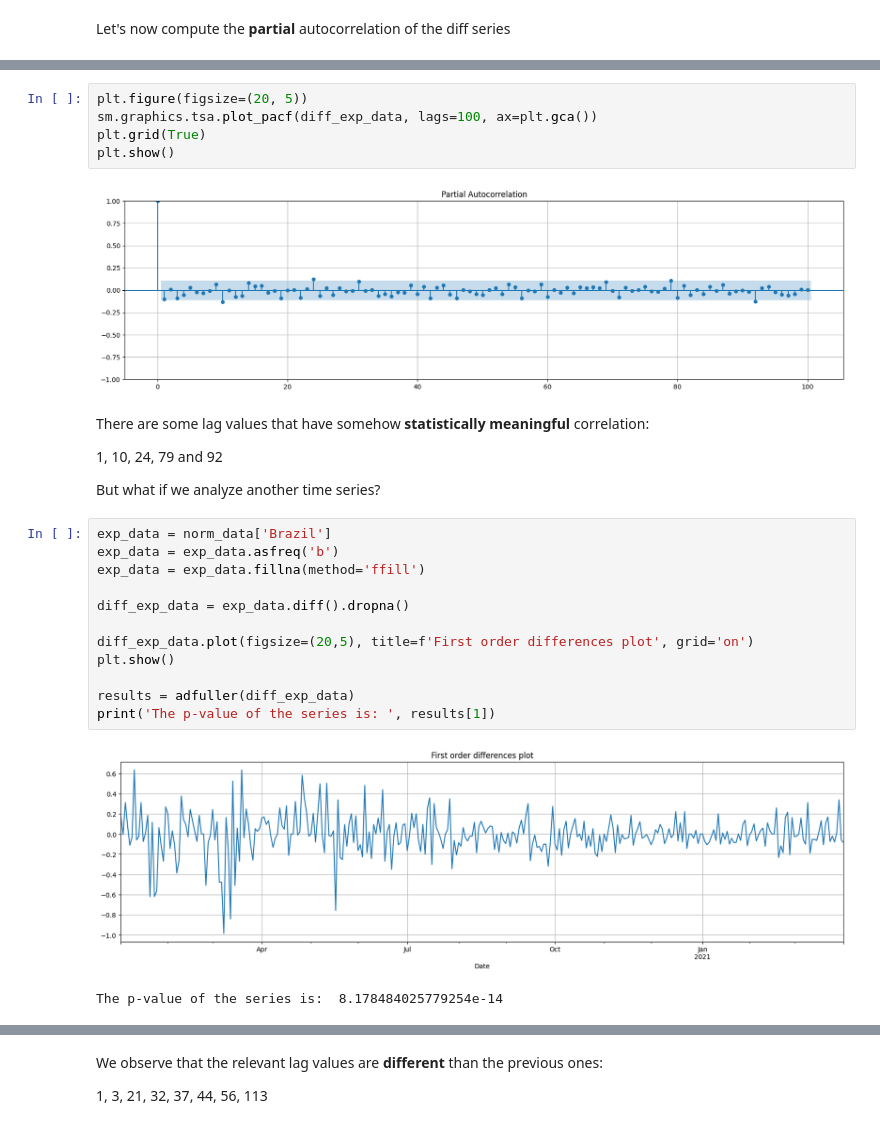
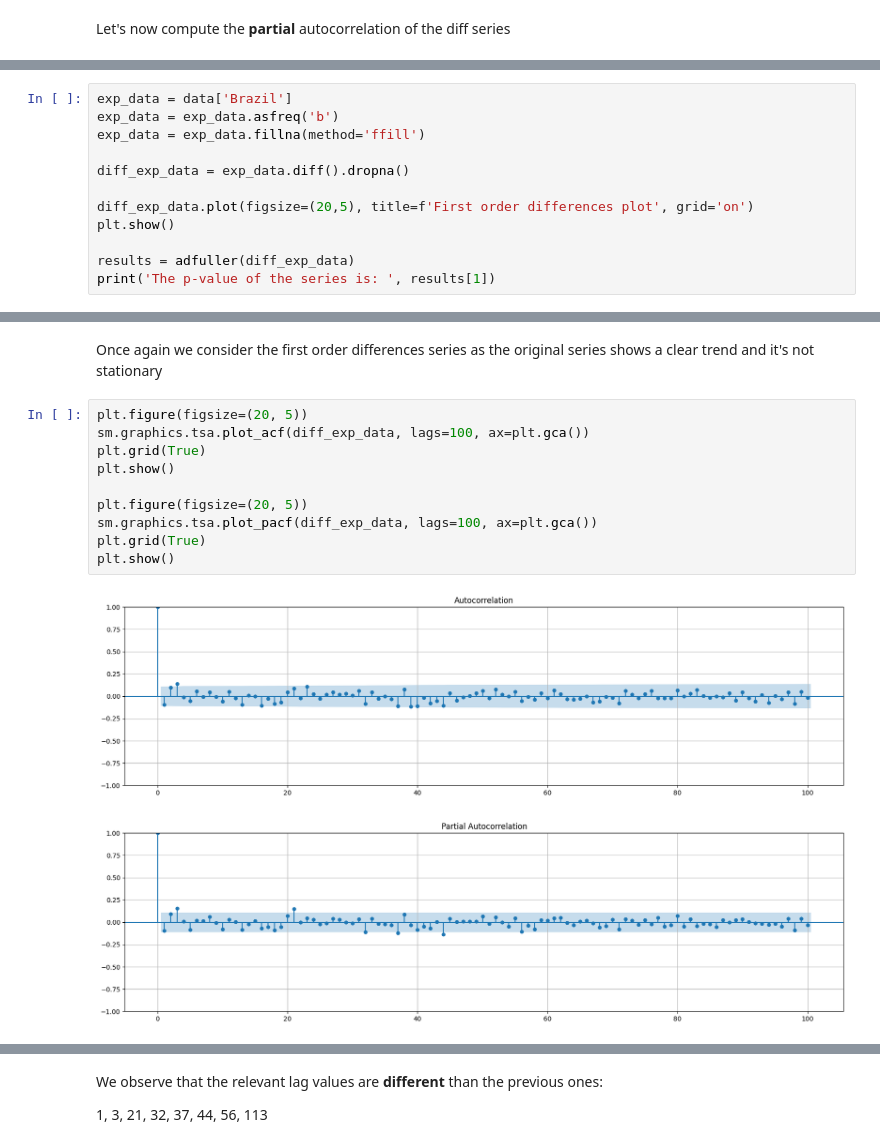
Before and after one commit to Ilvecho/Value-Investor, a Jupyter notebook: Project_5.ipynb, the cells around one changed output, grey strips where cells are left out. Saved outputs shown, nothing was run; the diff lists cells and outputs as text.

```diff
--- a/Project_5.ipynb
+++ b/Project_5.ipynb
@@ -146,0 +184,12 @@ Let's have a closer look to the partial autocorrelation of small lags
+# %%
+exp_data = data['Brazil']
+exp_data = exp_data.asfreq('b')
+exp_data = exp_data.fillna(method='ffill')
+
+diff_exp_data = exp_data.diff().dropna()
+
+diff_exp_data.plot(figsize=(20,5), title=f'First order differences plot', grid='on')
+plt.show()
+
+results = adfuller(diff_exp_data)
+print('The p-value of the series is: ', results[1])
@@ -147,28 +199,15 @@ Let's have a closer look to the partial autocorrelation of small lags
+# %% [markdown]
+Once again we consider the first order differences series as the original series shows a clear trend and it's not stationary
 # %%
+plt.figure(figsize=(20, 5))
+sm.graphics.tsa.plot_acf(diff_exp_data, lags=100, ax=plt.gca())
+plt.grid(True)
+plt.show()
+
 plt.figure(figsize=(20, 5))
 sm.graphics.tsa.plot_pacf(diff_exp_data, lags=100, ax=plt.gca())
 plt.grid(True)
 plt.show()
 # %% [output]
-[figure, old version]
+[figure, new version]
+[figure, added]
-# %% [markdown]
-There are some lag values that have somehow **statistically meaningful** correlation:
-
-1, 10, 24, 79 and 92
-
-But what if we analyze another time series?
-# %%
-exp_data = norm_data['Brazil']
-exp_data = exp_data.asfreq('b')
-exp_data = exp_data.fillna(method='ffill')
-
-diff_exp_data = exp_data.diff().dropna()
-
-diff_exp_data.plot(figsize=(20,5), title=f'First order differences plot', grid='on')
-plt.show()
-
-results = adfuller(diff_exp_data)
-print('The p-value of the series is: ', results[1])
-# %% [output]
-[figure, removed]
-The p-value of the series is:  8.178484025779254e-14
```
Also changed, not shown: parts of 36 cells of this notebook.
